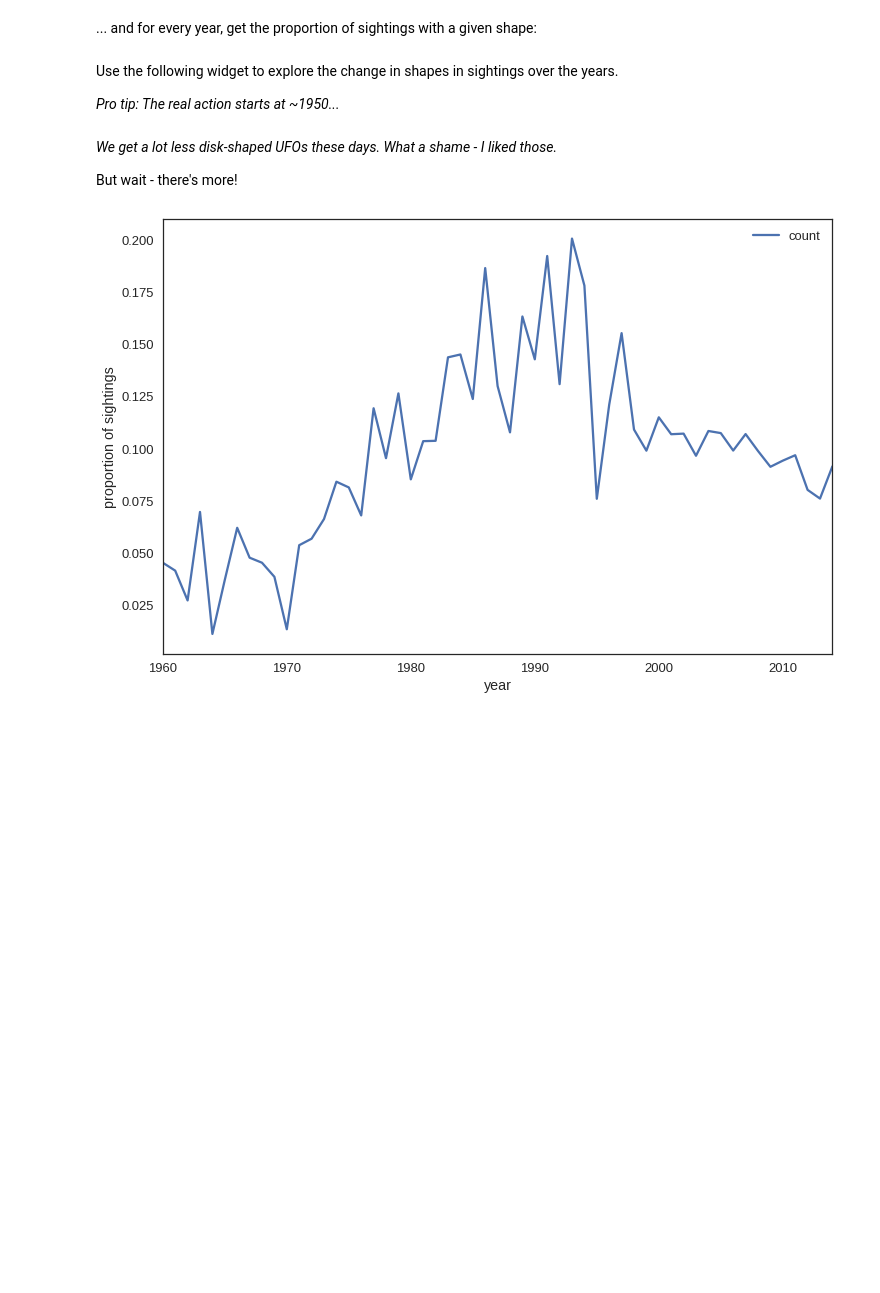
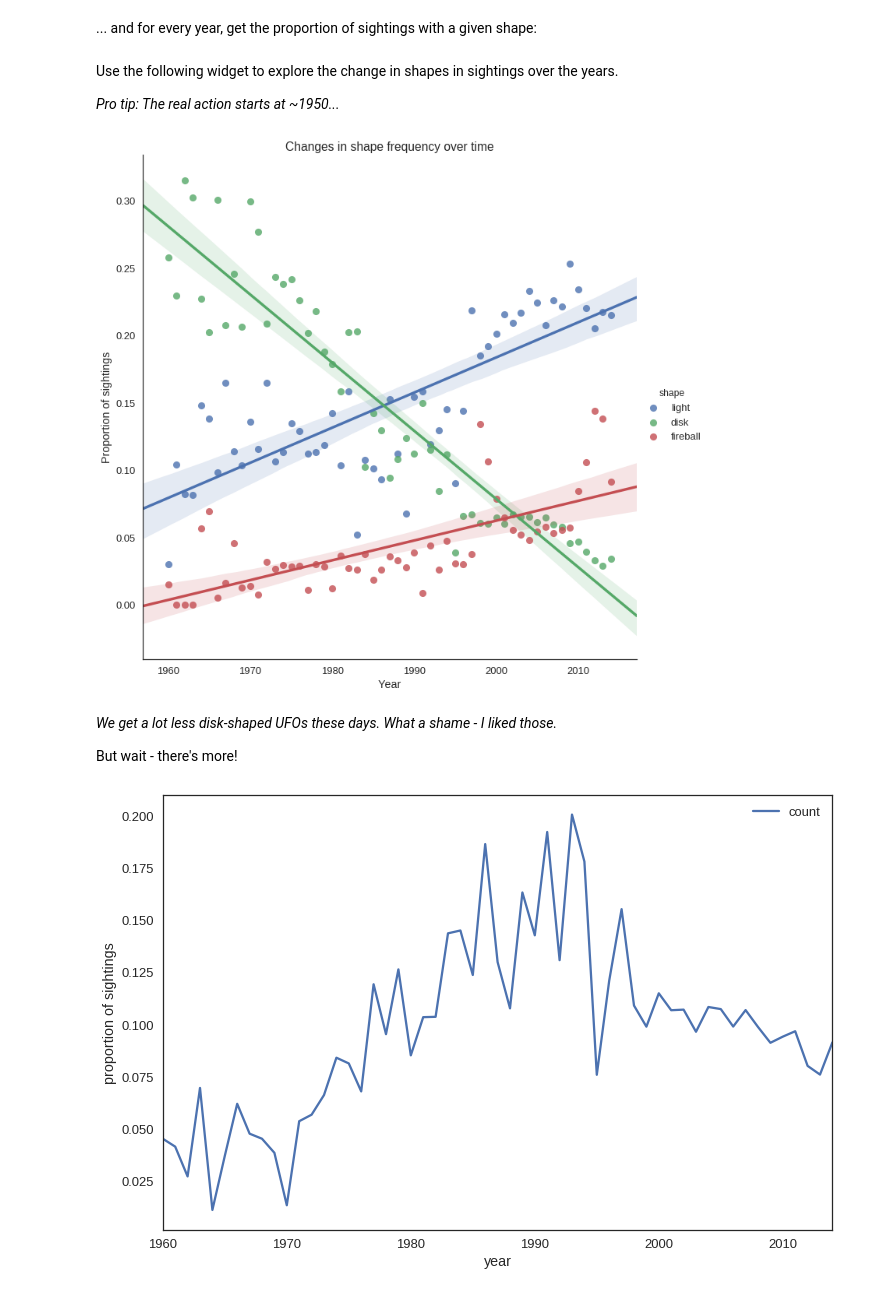
Before and after one commit to shahamran/needle, a Jupyter notebook: Aliens.ipynb, the cells around one changed output. Cells and saved outputs as stored; diff of their text form; code cells hidden in the pictures; blank space fills up the shorter version.

Commit message:
change the interactive widget to update automatically

```diff
--- a/Aliens.ipynb
+++ b/Aliens.ipynb
@@ -148,34 +148,36 @@ _Pro tip: The real action starts at ~1950..._
 # %%
 interesting_years = (1960, 2014)
 
 select_years_widget = widgets.widgets.IntRangeSlider(
     min = years[0],
     max = years[-1],
     value = interesting_years,
     step = 1,
     description = 'Years range'
 )
 
 select_shapes_widget = widgets.widgets.SelectMultiple(
     options = shapes,
     value = ['disk', 'light', 'fireball'],
     description = 'Shapes to plot. Use Ctrl to select multiple values:',
     disabled = False
 )
 
 # an interactive plotting function
-@widgets.interact_manual(years_range=select_years_widget,
-                         selected_shapes=select_shapes_widget)
+@widgets.interact(years_range=select_years_widget,
+                  selected_shapes=select_shapes_widget)
 def plot_shape_distributions(years_range, selected_shapes):
     # get all years in the selected range
     selected_years = years[(years >= years_range[0]) &
                            (years <= years_range[1])]
     selected_data = shapes_dist.loc[(selected_years, selected_shapes), COUNT].reset_index()
     # plot & format
     sns.lmplot(x=YEAR, y=COUNT, hue=SHAPE, data=selected_data, size=10)
     plt.title('Changes in shape frequency over time')
     plt.xlabel('Year')
     plt.ylabel('Proportion of sightings')
+# %% [output]
+[figure, added]
 # %% [markdown]
 _We get a lot less disk-shaped UFOs these days. What a shame - I liked those._
 
```
